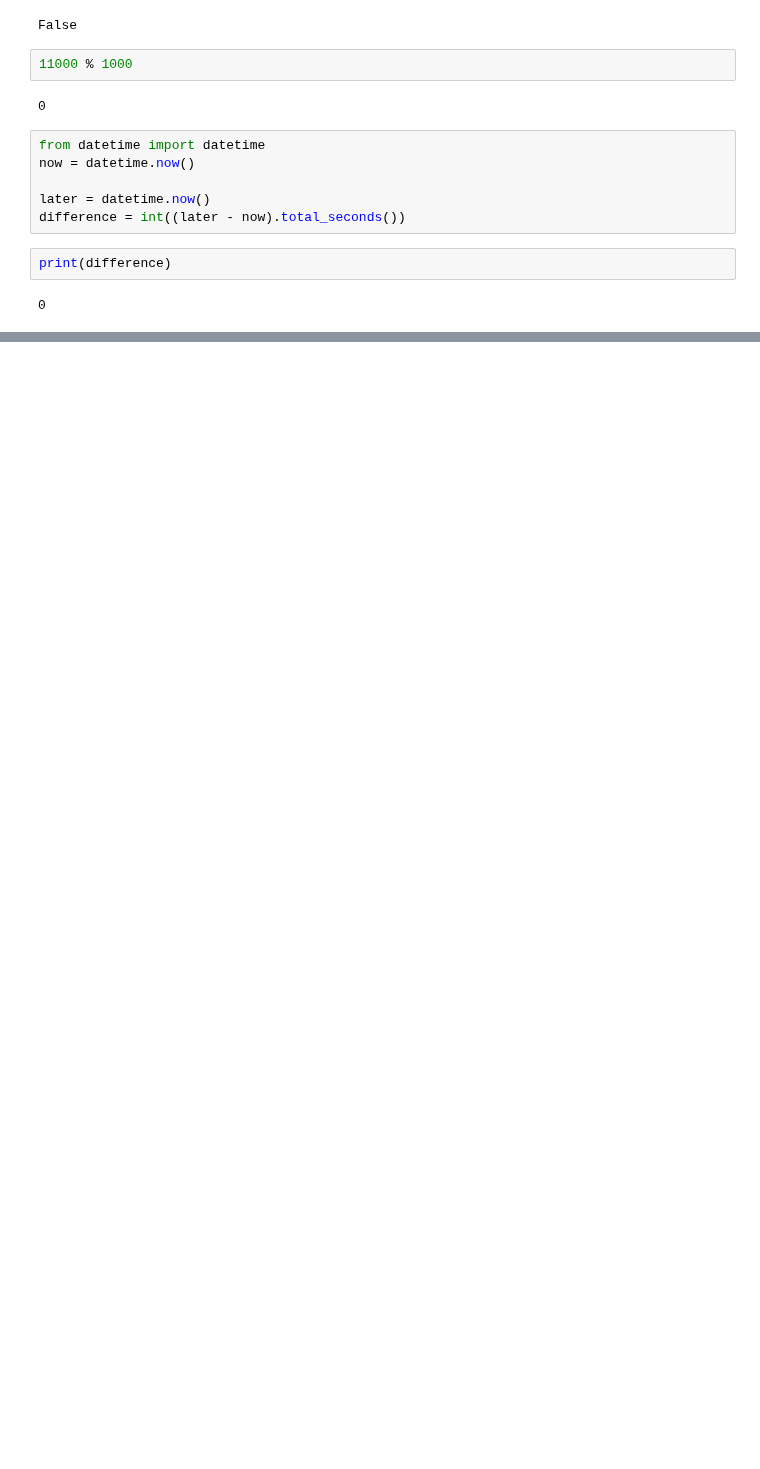
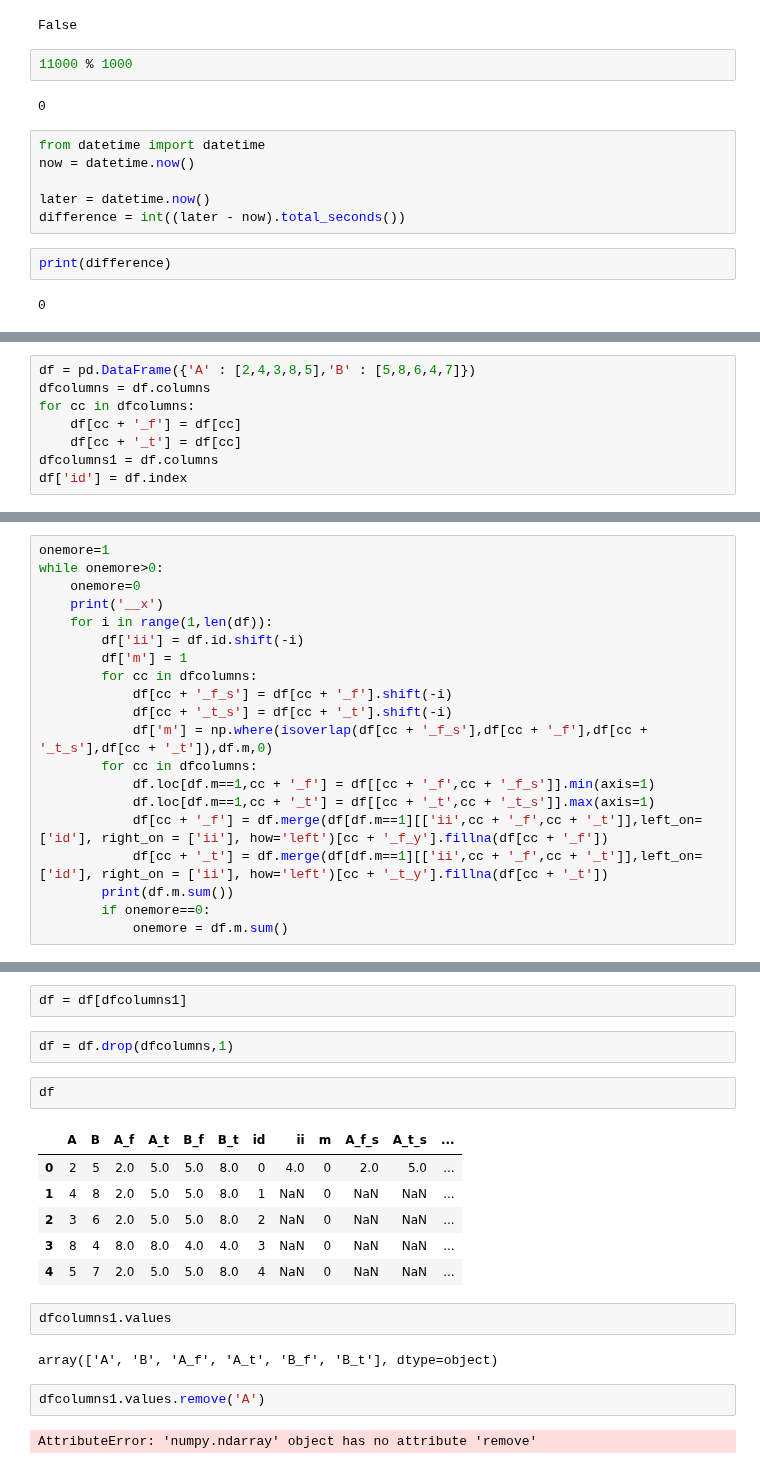
Before and after one commit to ai357060/flower, a Jupyter notebook: wm/sand.ipynb, the cells around one changed output, grey strips where cells are left out. Drawn from its saved outputs; the diff is of its cells as text; blank space fills up the shorter version.

```diff
--- a/wm/sand.ipynb
+++ b/wm/sand.ipynb
@@ -516,0 +617,8 @@ print(difference)
+# %%
+df = pd.DataFrame({'A' : [2,4,3,8,5],'B' : [5,8,6,4,7]})
+dfcolumns = df.columns
+for cc in dfcolumns:
+    df[cc + '_f'] = df[cc]
+    df[cc + '_t'] = df[cc]
+dfcolumns1 = df.columns
+df['id'] = df.index
@@ -516,0 +634,20 @@ print(difference)
+# %%
+onemore=1
+while onemore>0:
+    onemore=0
+    print('__x')
+    for i in range(1,len(df)):
+        df['ii'] = df.id.shift(-i)
+        df['m'] = 1
+        for cc in dfcolumns:
+            df[cc + '_f_s'] = df[cc + '_f'].shift(-i)
+            df[cc + '_t_s'] = df[cc + '_t'].shift(-i)
+            df['m'] = np.where(isoverlap(df[cc + '_f_s'],df[cc + '_f'],df[cc + '_t_s'],df[cc + '_t']),df.m,0)
+        for cc in dfcolumns:
+            df.loc[df.m==1,cc + '_f'] = df[[cc + '_f',cc + '_f_s']].min(axis=1)
+            df.loc[df.m==1,cc + '_t'] = df[[cc + '_t',cc + '_t_s']].max(axis=1)
+            df[cc + '_f'] = df.merge(df[df.m==1][['ii',cc + '_f',cc + '_t']],left_on=['id'], right_on = ['ii'], how='left')[cc + '_f_y'].fillna(df[cc + '_f'])
+            df[cc + '_t'] = df.merge(df[df.m==1][['ii',cc + '_f',cc + '_t']],left_on=['id'], right_on = ['ii'], how='left')[cc + '_t_y'].fillna(df[cc + '_t'])
+        print(df.m.sum())
+        if onemore==0:
+            onemore = df.m.sum()
@@ -516,0 +670,21 @@ print(difference)
+# %%
+df = df[dfcolumns1]
+# %%
+df = df.drop(dfcolumns,1)
+# %%
+df
+# %% [output]
+|  | A | B | A_f | A_t | B_f | B_t | id | ii | m | A_f_s | A_t_s | ... |
+| 0 | 2 | 5 | 2.0 | 5.0 | 5.0 | 8.0 | 0 | 4.0 | 0 | 2.0 | 5.0 | ... |
+| 1 | 4 | 8 | 2.0 | 5.0 | 5.0 | 8.0 | 1 | NaN | 0 | NaN | NaN | ... |
+| 2 | 3 | 6 | 2.0 | 5.0 | 5.0 | 8.0 | 2 | NaN | 0 | NaN | NaN | ... |
+| 3 | 8 | 4 | 8.0 | 8.0 | 4.0 | 4.0 | 3 | NaN | 0 | NaN | NaN | ... |
+| 4 | 5 | 7 | 2.0 | 5.0 | 5.0 | 8.0 | 4 | NaN | 0 | NaN | NaN | ... |
+# %%
+dfcolumns1.values
+# %% [output]
+array(['A', 'B', 'A_f', 'A_t', 'B_f', 'B_t'], dtype=object)
+# %%
+dfcolumns1.values.remove('A')
+# %% [output]
+AttributeError: 'numpy.ndarray' object has no attribute 'remove'
```
Also changed, not shown: parts of 33 cells of this notebook, 3 other files.
